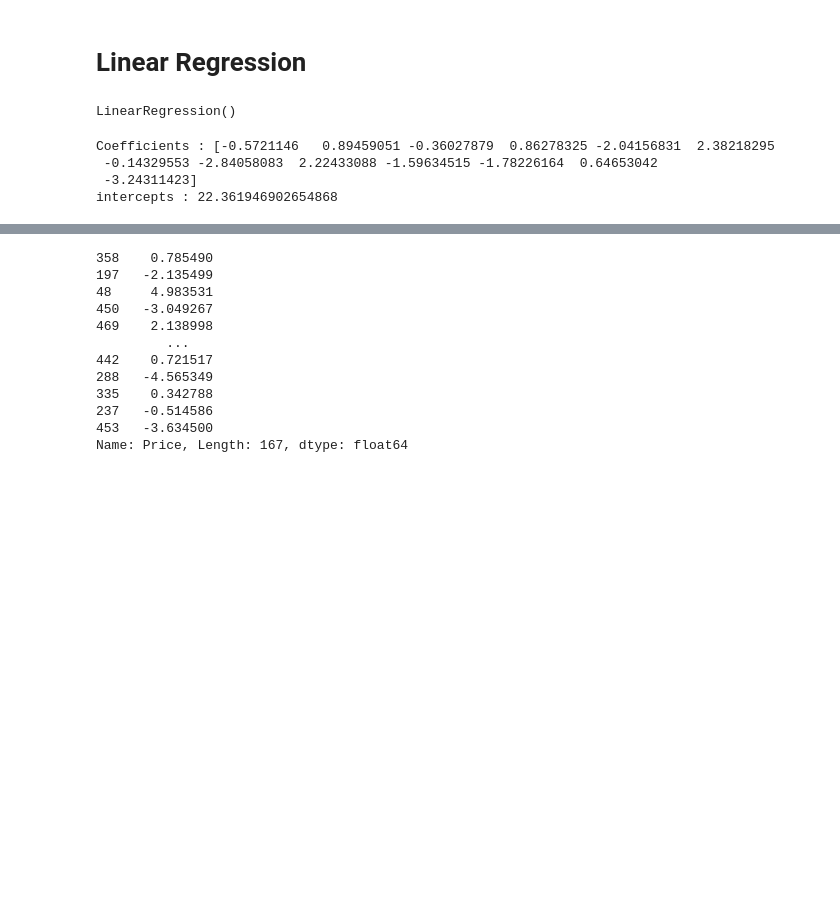
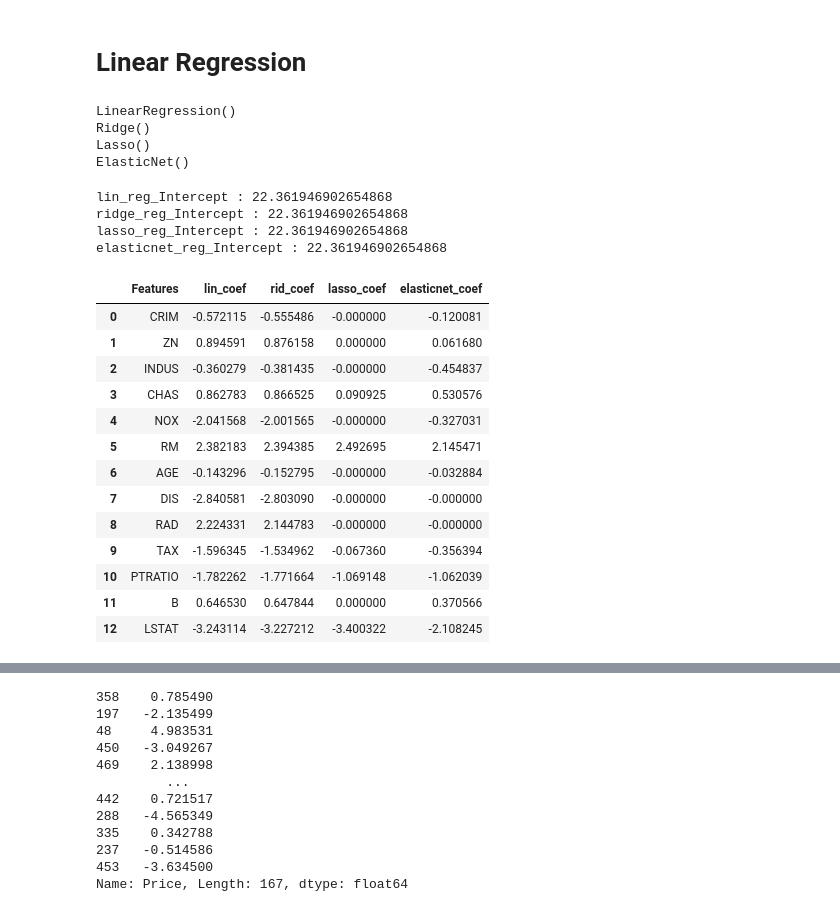
Before and after one commit to chandansinghthakur/ML_assignments, a Jupyter notebook: Assignment_1_Linear_regression.ipynb, the cells around one changed output, grey strips where cells are left out. Drawn from its saved outputs; the diff is of its cells as text; code cells hidden in the pictures; blank space fills up the shorter version.

```diff
--- a/Assignment_1_Linear_regression.ipynb
+++ b/Assignment_1_Linear_regression.ipynb
@@ -368,15 +373,40 @@ regression = LinearRegression()
-# %%
-regression.fit(X_train,y_train)
-# %% [output]
-LinearRegression()
-# %%
-# coefficient and intercepts
-print(f"Coefficients : {regression.coef_}")
-print(f"Intercept : {regression.intercept_}")
-# %% [output]
-Coefficients : [-0.5721146   0.89459051 -0.36027879  0.86278325 -2.04156831  2.38218295
- -0.14329553 -2.84058083  2.22433088 -1.59634515 -1.78226164  0.64653042
- -3.24311423]
-intercepts : 22.361946902654868
+# %%
+print(f"{regression.fit(X_train,y_train)}")
+print(f"{ridge_reg.fit(X_train,y_train)}")
+print(f"{lasso_reg.fit(X_train,y_train)}")
+print(f"{elasticnet_reg.fit(X_train,y_train)}")
+# %% [output]
+LinearRegression()
+Ridge()
+Lasso()
+ElasticNet()
+# %%
+columns = boston.feature_names
+# %%
+# coefficient and intercepts
+print(f"lin_reg_Intercept : {regression.intercept_}")
+print(f"ridge_reg_Intercept : {ridge_reg.intercept_}")
+print(f"lasso_reg_Intercept : {lasso_reg.intercept_}")
+print(f"elasticnet_reg_Intercept : {elasticnet_reg.intercept_}")
+pd.DataFrame({"Features" : columns, "lin_coef" : regression.coef_, "rid_coef" : ridge_reg.coef_, "lasso_coef" : lasso_reg.coef_ , "elasticnet_coef" : elasticnet_reg.coef_})
+# %% [output]
+lin_reg_Intercept : 22.361946902654868
+ridge_reg_Intercept : 22.361946902654868
+lasso_reg_Intercept : 22.361946902654868
+elasticnet_reg_Intercept : 22.361946902654868
+|  | Features | lin_coef | rid_coef | lasso_coef | elasticnet_coef |
+| 0 | CRIM | -0.572115 | -0.555486 | -0.000000 | -0.120081 |
+| 1 | ZN | 0.894591 | 0.876158 | 0.000000 | 0.061680 |
+| 2 | INDUS | -0.360279 | -0.381435 | -0.000000 | -0.454837 |
+| 3 | CHAS | 0.862783 | 0.866525 | 0.090925 | 0.530576 |
+| 4 | NOX | -2.041568 | -2.001565 | -0.000000 | -0.327031 |
+| 5 | RM | 2.382183 | 2.394385 | 2.492695 | 2.145471 |
+| 6 | AGE | -0.143296 | -0.152795 | -0.000000 | -0.032884 |
+| 7 | DIS | -2.840581 | -2.803090 | -0.000000 | -0.000000 |
+| 8 | RAD | 2.224331 | 2.144783 | -0.000000 | -0.000000 |
+| 9 | TAX | -1.596345 | -1.534962 | -0.067360 | -0.356394 |
+| 10 | PTRATIO | -1.782262 | -1.771664 | -1.069148 | -1.062039 |
+| 11 | B | 0.646530 | 0.647844 | 0.000000 | 0.370566 |
+| 12 | LSTAT | -3.243114 | -3.227212 | -3.400322 | -2.108245 |
 # %%
 # Prediction for test data
```
Also changed, not shown: parts of 8 cells of this notebook.
